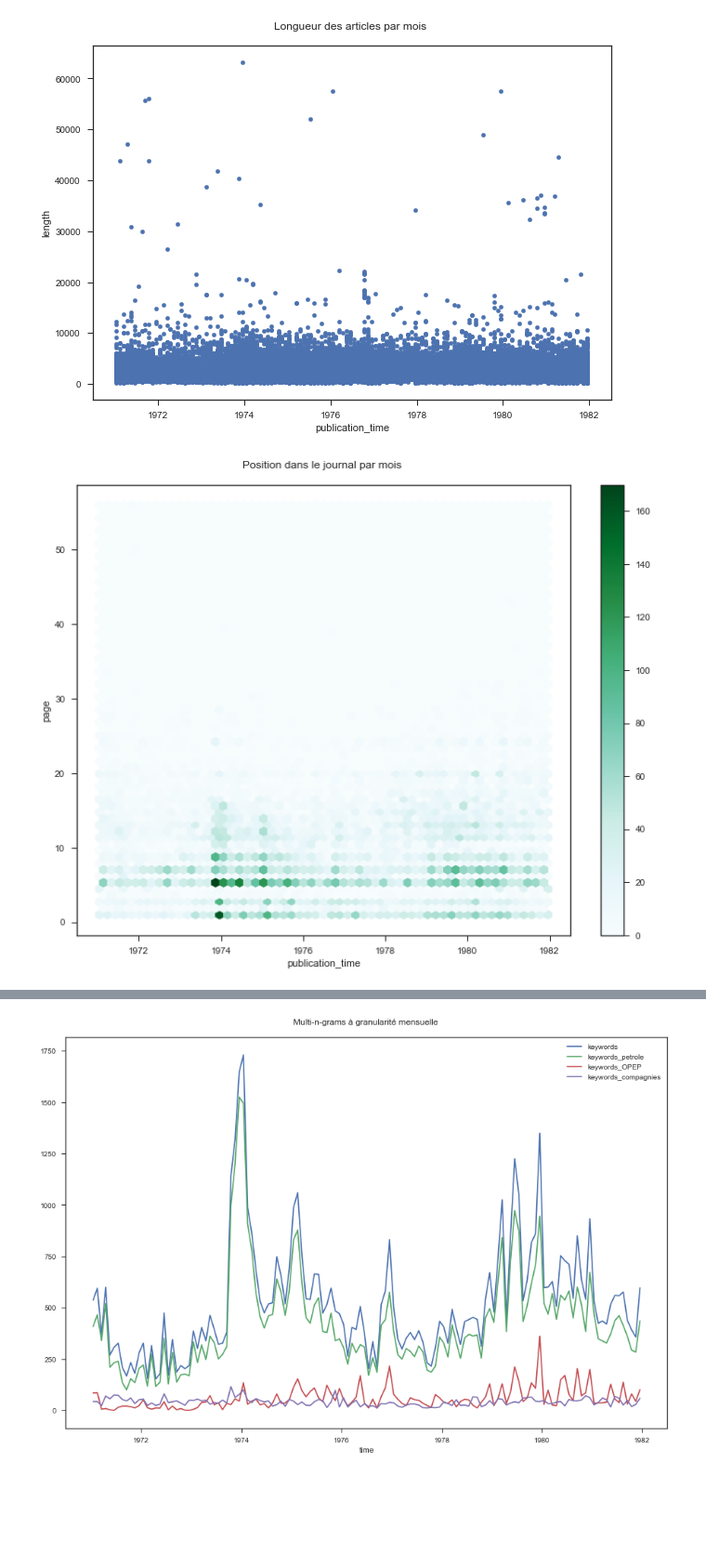
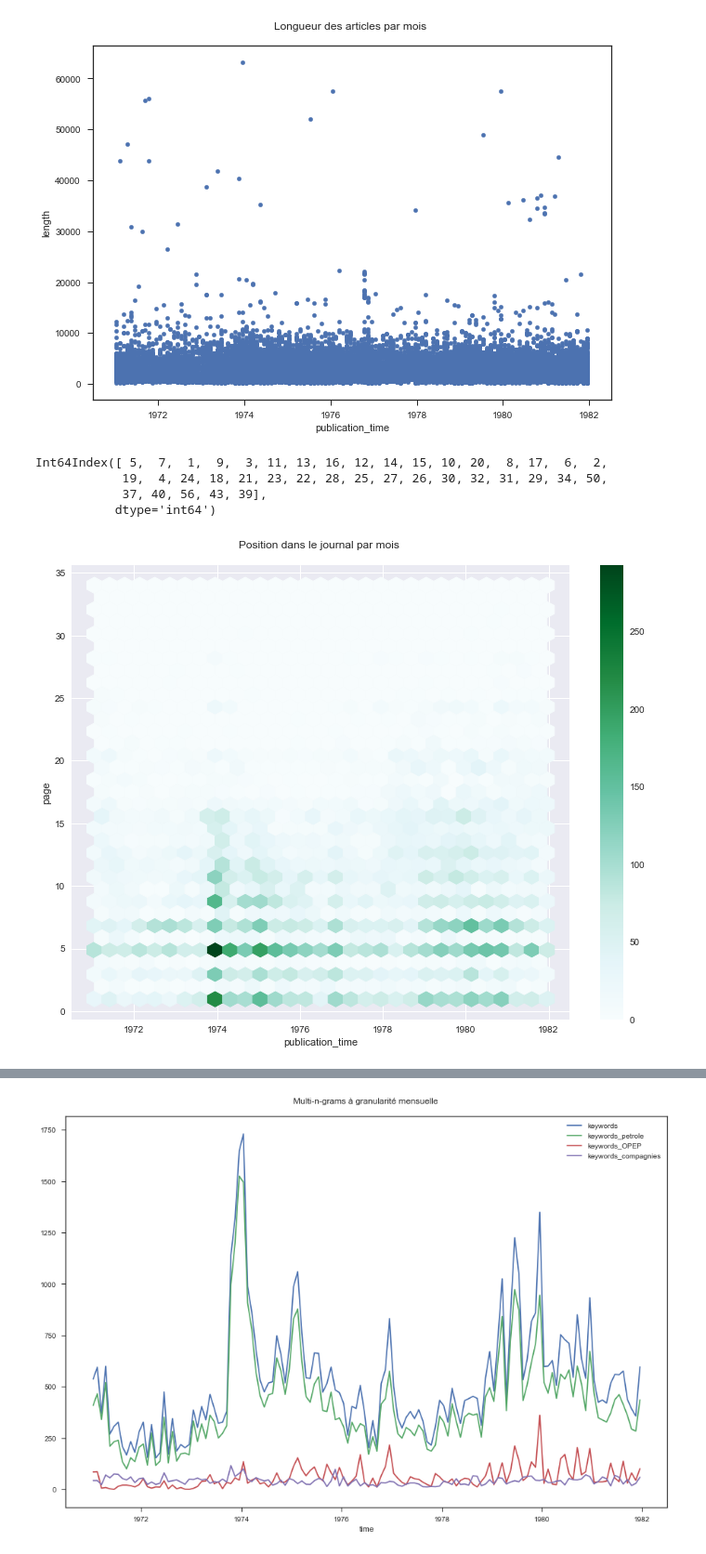
Before and after one commit to RPetitpierre/letemps_archive_opep, a Jupyter notebook: ExploratoryAnalysis.ipynb, the cells around one changed output, grey strips where cells are left out. Shown: that part at 93% size. Cells and saved outputs as stored; diff of their text form; code cells hidden in the pictures; blank space fills up the shorter version.

```diff
--- a/ExploratoryAnalysis.ipynb
+++ b/ExploratoryAnalysis.ipynb
@@ -130,11 +130,18 @@ df_corpus.plot(kind='scatter', x='publication_time', y='length',
                 title = 'Longueur des articles par mois \n', figsize = (10,7), sharex=False);
 # %% [output]
 [figure]
+# %%
+df_corpus['page']
+# %% [output]
+Int64Index([ 5,  7,  1,  9,  3, 11, 13, 16, 12, 14, 15, 10, 20,  8, 17,  6,  2,
+            19,  4, 24, 18, 21, 23, 22, 28, 25, 27, 26, 30, 32, 31, 29, 34, 50,
+            37, 40, 56, 43, 39],
+           dtype='int64')
 # %%
-df_corpus.plot(kind='hexbin', x='publication_time', y='page', gridsize = 56,
+df_corpus[df_corpus['page'] < 36].plot(kind='hexbin', x='publication_time', y='page', gridsize = 30,
                 title = 'Position dans le journal par mois \n', figsize = (12,9), sharex=False);
 # %% [output]
-[figure, old version]
+[figure, new version]
 # %%
 df_corpus['isDepeches'] = df_corpus['depeches'] > 0
 # %%
```
Also changed, not shown: parts of 1 cell of this notebook, 1 other file.
